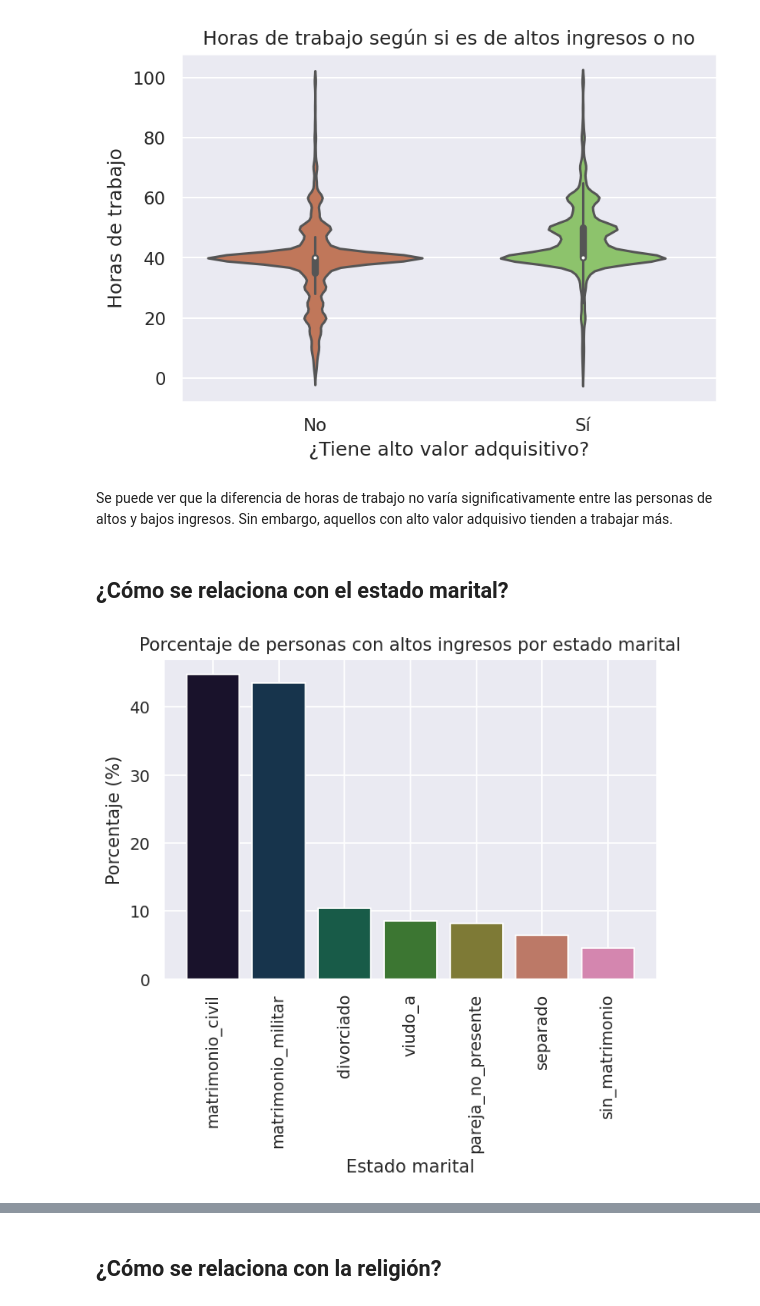
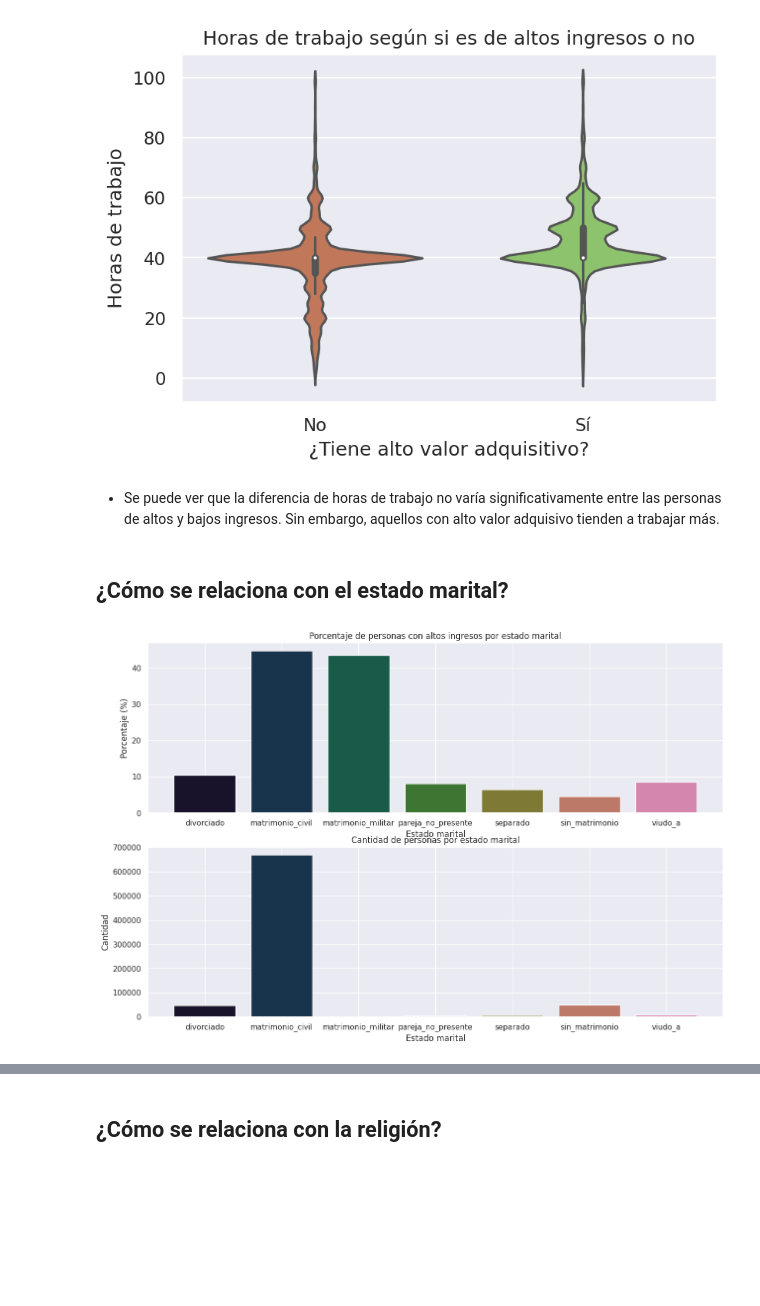
Before and after one commit to TomasArrachea/TP-Organizacion-de-Datos, a Jupyter notebook: informe.ipynb, the cells around one changed output, grey strips where cells are left out. Saved outputs shown, nothing was run; the diff lists cells and outputs as text; code cells hidden in the pictures; blank space fills up the shorter version.

```diff
--- a/informe.ipynb
+++ b/informe.ipynb
@@ -421,23 +429,28 @@ plt.show()
 # %% [output]
 [figure]
 # %% [markdown]
-Se puede ver que la diferencia de horas de trabajo no varía significativamente entre las personas de altos y bajos ingresos. Sin embargo, aquellos con alto valor adquisivo tienden a trabajar más.
+- Se puede ver que la diferencia de horas de trabajo no varía significativamente entre las personas de altos y bajos ingresos. Sin embargo, aquellos con alto valor adquisivo tienden a trabajar más.
 # %% [markdown]
 ## ¿Cómo se relaciona con el estado marital?
 # %%
 df_total = df
 df_filtrado = df[df['tiene_alto_valor_adquisitivo'] == 1]
 
-df_r = (df_filtrado['estado_marital'].value_counts()  / df_total['estado_marital'].value_counts()).sort_values(ascending=False)
+df_r = (df_filtrado['estado_marital'].value_counts() / df_total['estado_marital'].value_counts()).sort_index(ascending=True)
+df_cantidad = (df_filtrado['estado_marital'].value_counts()).sort_index(ascending = True)
 
-plt.figure(dpi=(125))
+fig, axes = plt.subplots(nrows=2, ncols=1, dpi=100, figsize=(15, 10))
 
-plt.bar(df_r.index, df_r.values*100, color =sns.color_palette('cubehelix', 10))
-plt.ylabel("Porcentaje (%)")
-plt.xlabel("Estado marital")
-plt.title("Porcentaje de personas con altos ingresos por estado marital")
-plt.xticks(rotation=90)
+axes[0].bar(df_r.index, (df_r.values)*100, color =sns.color_palette('cubehelix', 10))
+axes[0].set_ylabel("Porcentaje (%)")
+axes[0].set_xlabel("Estado marital")
+axes[0].set_title("Porcentaje de personas con altos ingresos por estado marital")
+
+axes[1].bar(df_cantidad.index, df_cantidad.values*100, color =sns.color_palette('cubehelix', 10))
+axes[1].set_ylabel("Cantidad")
+axes[1].set_xlabel("Estado marital")
+axes[1].set_title("Cantidad de personas por estado marital")
 plt.show()
 # %% [output]
-[figure, old version]
+[figure, new version]
 # %% [markdown]
```
Also changed, not shown: parts of 21 cells of this notebook.
